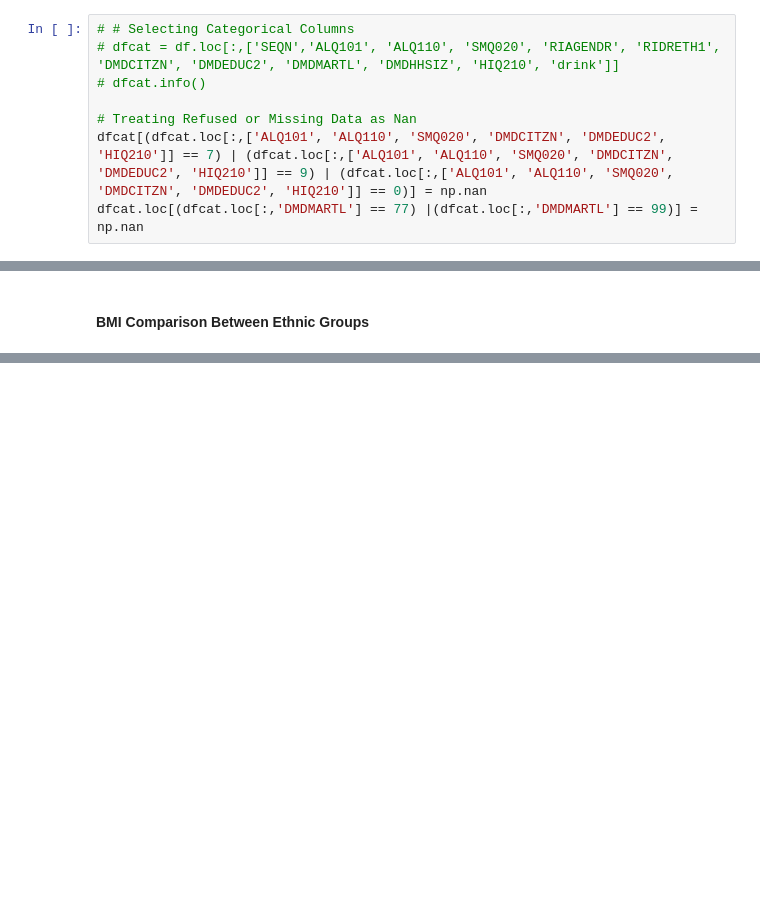
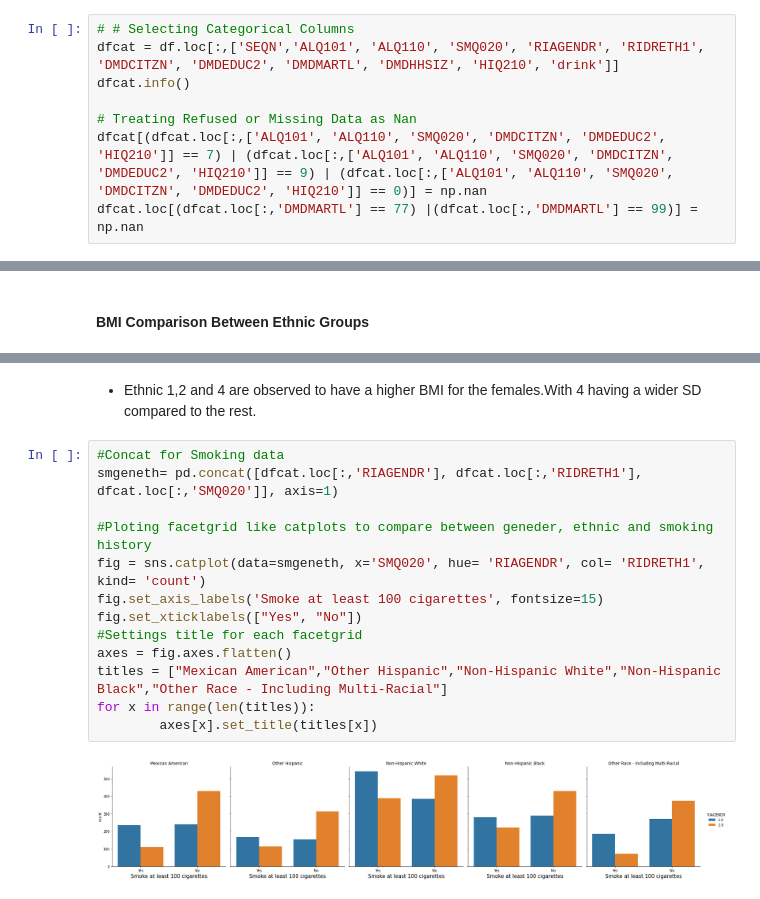
Before and after one commit to meRveet/pythonprojects, a Jupyter notebook: nhanesanalysis/Project_One_NHANES.ipynb, the cells around one changed output, grey strips where cells are left out. Saved outputs shown, nothing was run; the diff lists cells and outputs as text; blank space fills up the shorter version.

```diff
--- a/nhanesanalysis/Project_One_NHANES.ipynb
+++ b/nhanesanalysis/Project_One_NHANES.ipynb
@@ -142,7 +60,7 @@ Name: ALQ130, dtype: int64
 # %%
 # # Selecting Categorical Columns
-# dfcat = df.loc[:,['SEQN','ALQ101', 'ALQ110', 'SMQ020', 'RIAGENDR', 'RIDRETH1', 'DMDCITZN', 'DMDEDUC2', 'DMDMARTL', 'DMDHHSIZ', 'HIQ210', 'drink']]
-# dfcat.info()
+dfcat = df.loc[:,['SEQN','ALQ101', 'ALQ110', 'SMQ020', 'RIAGENDR', 'RIDRETH1', 'DMDCITZN', 'DMDEDUC2', 'DMDMARTL', 'DMDHHSIZ', 'HIQ210', 'drink']]
+dfcat.info()
 
 # Treating Refused or Missing Data as Nan
 dfcat[(dfcat.loc[:,['ALQ101', 'ALQ110', 'SMQ020', 'DMDCITZN', 'DMDEDUC2', 'HIQ210']] == 7) | (dfcat.loc[:,['ALQ101', 'ALQ110', 'SMQ020', 'DMDCITZN', 'DMDEDUC2', 'HIQ210']] == 9) | (dfcat.loc[:,['ALQ101', 'ALQ110', 'SMQ020', 'DMDCITZN', 'DMDEDUC2', 'HIQ210']] == 0)] = np.nan
@@ -296,0 +199,17 @@ Name: BMXBMI, Length: 393, dtype: int64
+# %% [markdown]
+- Ethnic 1,2 and 4 are observed to have a higher BMI for the females.With 4 having a wider SD compared to the rest.
+# %%
+#Concat for Smoking data
+smgeneth= pd.concat([dfcat.loc[:,'RIAGENDR'], dfcat.loc[:,'RIDRETH1'], dfcat.loc[:,'SMQ020']], axis=1)
+
+#Ploting facetgrid like catplots to compare between geneder, ethnic and smoking history
+fig = sns.catplot(data=smgeneth, x='SMQ020', hue= 'RIAGENDR', col= 'RIDRETH1', kind= 'count')
+fig.set_axis_labels('Smoke at least 100 cigarettes', fontsize=15)
+fig.set_xticklabels(["Yes", "No"])
+#Settings title for each facetgrid
+axes = fig.axes.flatten()
+titles = ["Mexican American","Other Hispanic","Non-Hispanic White","Non-Hispanic Black","Other Race - Including Multi-Racial"]
+for x in range(len(titles)):
+        axes[x].set_title(titles[x])
+# %% [output]
+[figure, added]
```
Also changed, not shown: parts of 16 cells of this notebook.
